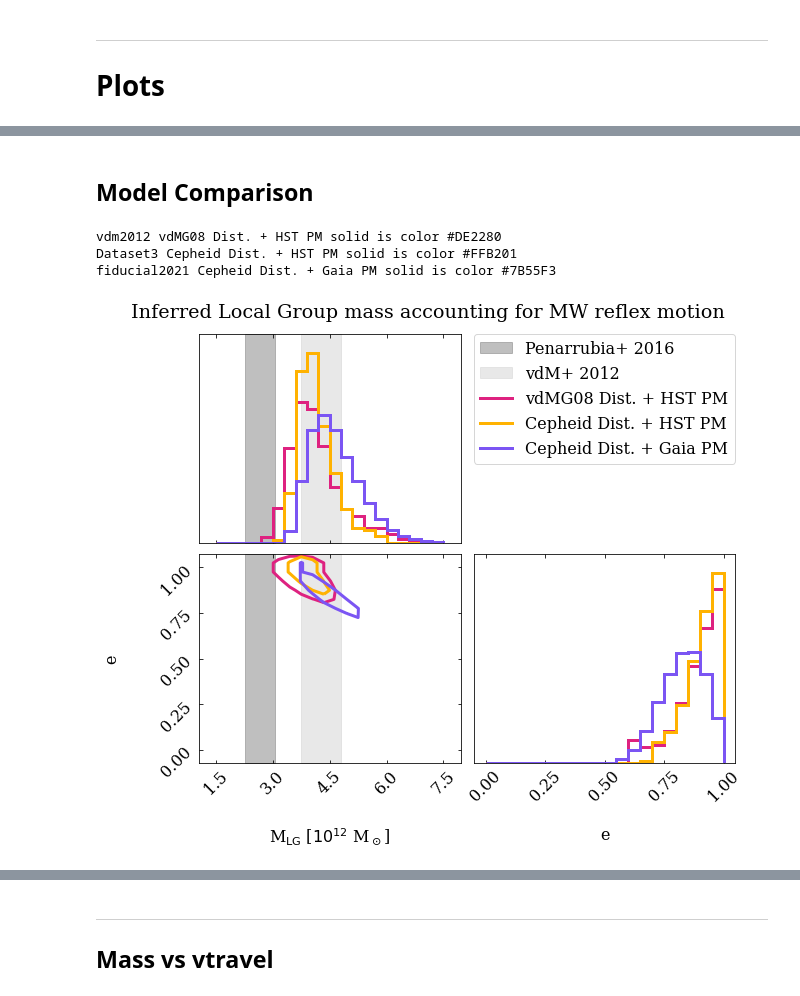
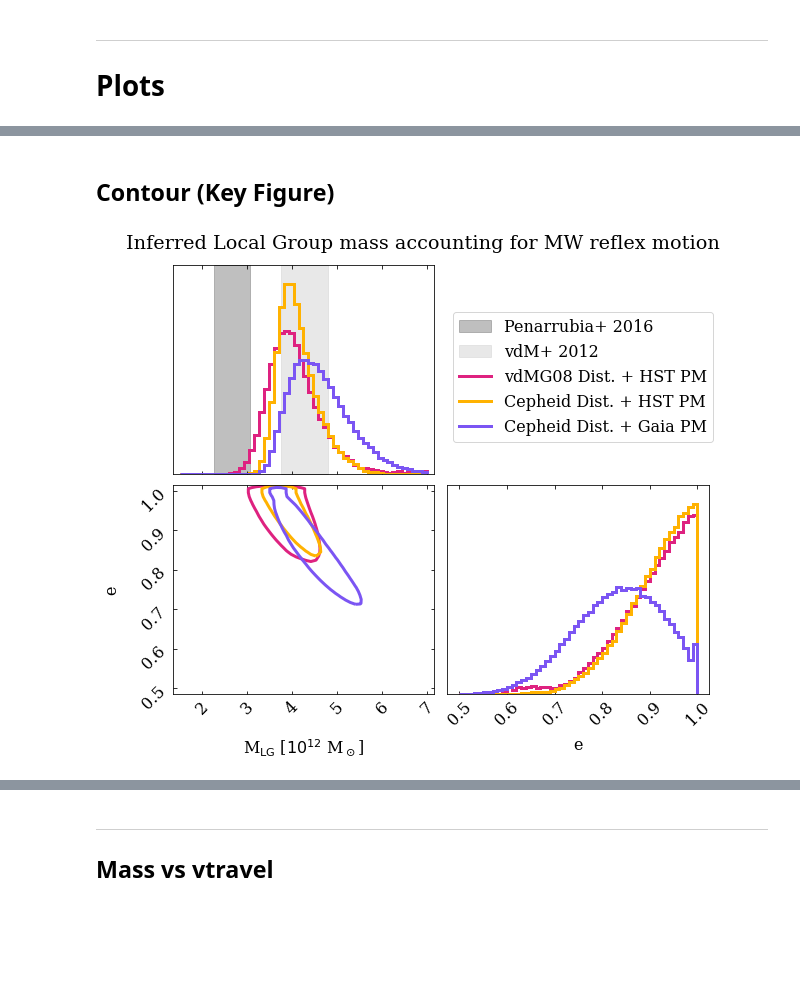
Before and after one commit to katiechambe/yellowCard, a Jupyter notebook: notebooks/pymc3-analyze-runs.ipynb, the cells around one changed output, grey strips where cells are left out. Drawn from its saved outputs; the diff is of its cells as text; code cells hidden in the pictures; blank space fills up the shorter version.

Commit message:
adding changes to figure making notebook

```diff
--- a/notebooks/pymc3-analyze-runs.ipynb
+++ b/notebooks/pymc3-analyze-runs.ipynb
@@ -77,7 +102,7 @@ pm_errs = np.array([1,2,4,8,16])
 means_pmimprov = {}
 stds_pmimprov = {}
 
-for mod in modelChoices:
+for mod in dataChoices:
     means_pmimprov[mod]={}
     stds_pmimprov[mod]={}
     Ms, rs, es, etas, alphas = [],[],[],[],[]
@@ -113,7 +147,0 @@ Cepheid Dist. + HST PM:  [3.69767244 4.03178238 4.50035257]
-# %%
-model = ["vdm2012","fiducial2021","Dataset3"]
-label = ["vdMG08 Dist. + HST PM","Cepheid Dist. + Gaia PM","Cepheid Dist. + HST PM"]
-for i in range(3):
-    data = az.from_json(f"../pymc3-data/{model[i]}_vtravel_32.json")
-    m_lg_values = np.asarray(data.posterior['M']).ravel()
-    print(f"{label[i]}: ",np.percentile(m_lg_values, [16, 50, 84]))
@@ -134,4 +150,0 @@ colors = {"vdm2012":"#DE2280",
-# %%
-incl = 32
-dat = 'vdm2012'
-data = az.from_json(f"../pymc3-data/{dat}_vtravel_{incl}.json")
@@ -239,85 +151,78 @@ plt.show()
 # %% [markdown]
-## Model Comparison
+## Contour (Key Figure)
 # %%
 dataChoices = ["vdm2012",'Dataset3',"fiducial2021"]
-label = [r"vdMG08 Dist. + HST PM",r"Cepheid Dist. + HST PM",r"Cepheid Dist. + Gaia PM"]
-color = [palette['vdm'],palette['vdmmod'],palette['fid']]
-
-incl = "32"
 
 style = ['solid','solid','solid']
 widths = [3,3,3]
+Mrange = (1.5,7)
+erange = (0.5,1)
 
+penarrubia16low, penarrubia16high = [2.26, 3.06]
+vdm12low, vdm12high = [3.74,4.8]
 
-i=0
 fig,ax = plt.subplots(2,2,figsize=(10,8))
-for dat,name in zip(dataChoices,label):
-    print(dat, name,style[i], "is color", color[i])
-    data = az.from_json(f"../pymc3-data/{dat}_vtravel_{incl}.json")
+# to create corner plot and add legends
+for dat in dataChoices:
+    data = az.from_json(f"../pymc3-data/{dat}_vtravel_32.json")
     howdy = np.vstack([np.asarray(data.posterior[i]).ravel() for i in ["M","e"]])
     corner.corner(howdy.T,
                         labels=[r"M$_{\rm LG}$ [$10^{12}$ M$_\odot$]","e"],
                         plot_datapoints=False,
                         plot_density=False,
-                        color=color[i],
-                        linestyles=style[i],
+                        color=palette[dat],
+                        linestyles='solid',
                         fig=fig,
                         levels=[0.68],
-                        contour_kwargs={"linestyles":style[i],"linewidths":widths[i]},
-                        hist_kwargs={"linestyle":style[i],"linewidth":widths[i]},
-                        contourf_kwargs={"linestyles":style[i]},
-                        range=[(1.5,7.5), (0,1)],
-                 );
-    i+=1
-
-
-
-for gojo in range(3):
+                        contour_kwargs={"linestyles":"solid","linewidths":3},
+                        hist_kwargs={"linestyle":"solid","linewidth":3},
+                        contourf_kwargs={"linestyles":"solid"},
+                        range=[Mrange, erange],
+                        bins=50,
+                        smooth=1,
+                  max_n_ticks=6
+                  )
     plt.plot(0,0,
              lw=3,
-             color=color[gojo],
-             label=fr"{label[gojo]}")
-penarrubia16low, penarrubia16high = [2.26, 3.06]
-vdm12low, vdm12high = [3.74,4.8]
+             color=palette[dat],
+             label=fr"{labels[dat]}")
 
 # to fix the VERY SLIGHT MISALIGNED xlim on the mass :|
 xlims = ax[1][0].get_xlim()
 ax[0][0].set_xlim(xlims)
 
-
-for row in range(2):
+# plot bands for range comparison
+for row in range(1): # if needed shaded bands in lower left plot, change range to 2
     ylims = ax[row][0].get_ylim()
     ax[row][0].fill_betweenx(np.linspace(ylims[0],ylims[1]),
                              penarrubia16low, penarrubia16high,
                              color='grey',
                              alpha=0.5)
     ax[row][0].fill_betweenx(np.linspace(ylims[0],ylims[1]),
                              vdm12low, vdm12high,
                              color='lightgrey',
                              alpha=0.5)
 
+# add shaded bands to legend
 ax[0][0].fill_betweenx(np.linspace(ylims[0],ylims[0]),
                              vdm12low, vdm12high,
                              color='grey',
                              alpha=0.5,
                              label="Penarrubia+ 2016")
 ax[0][0].fill_betweenx(np.linspace(ylims[0],ylims[0]),
                              vdm12low, vdm12high,
                              color='lightgrey',
                              alpha=0.5,
                              label="vdM+ 2012")
 
+# to set x labels closer to plot
+for i in range(2):
+    ax[1][i].xaxis.set_label_coords(0.5, -0.2)
+    ax[1][i].yaxis.set_label_coords(-0.2,0.5)
 
-
-
-
-fig.legend(loc=(0.577,0.7))
-# fig.suptitle("Chamberlain et al. 2022 inferred local group mass\n accounting for LMC-induced reflex motion of MW disk")
-fig.suptitle("Inferred Local Group mass accounting for MW reflex motion")
+fig.legend(loc=(0.565,0.6))
+fig.suptitle("Inferred Local Group mass accounting for MW reflex motion",x=0.53)
 plt.savefig("../plots/analyze-runs-contour.pdf")
 plt.show()
 # %% [output]
-vdm2012 vdMG08 Dist. + HST PM solid is color #DE2280
-Dataset3 Cepheid Dist. + HST PM solid is color #FFB201
-fiducial2021 Cepheid Dist. + Gaia PM solid is color #7B55F3
-[figure, old version]
+[figure, new version]
```
Also changed, not shown: parts of 33 cells of this notebook.
